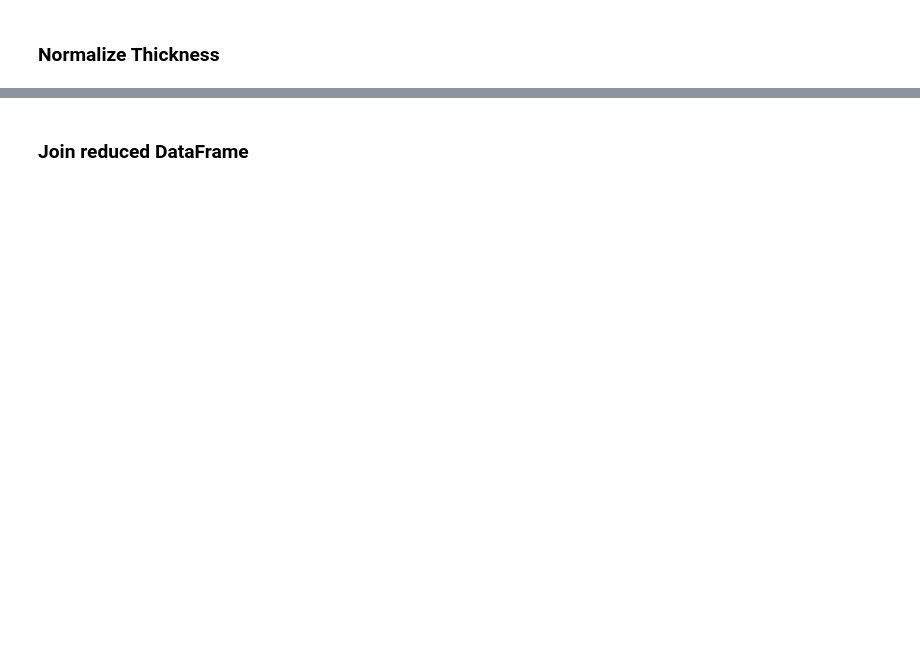
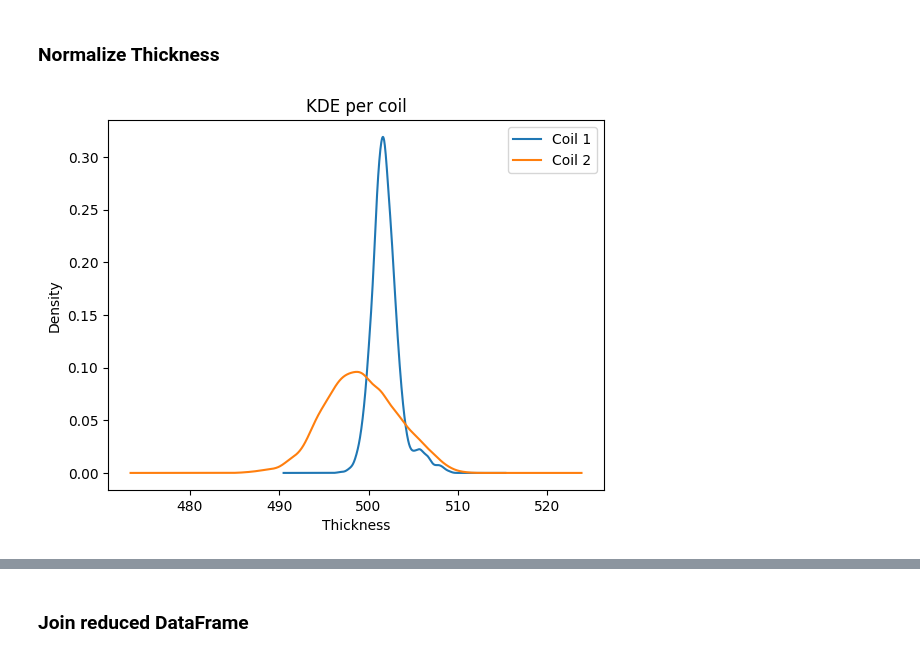
Before and after one commit to LepusMaximus/MultiModPunch, a Jupyter notebook: Example/Example_benchmark.ipynb, the cells around one changed output, grey strips where cells are left out. Cells and saved outputs as stored; diff of their text form; code cells hidden in the pictures; blank space fills up the shorter version.

Commit message:
Example completed
-added PCA for images, ae, force
-added scaling for thickness
-created one dataframe
-classification for svm, knn, lr

```diff
--- a/Example/Example_benchmark.ipynb
+++ b/Example/Example_benchmark.ipynb
@@ -14,3 +17,3 @@ import cv2
 # %%
-path = os.path.join("D:\\Arbeit\\V32\\punch_dataset","LookUp.csv")
+path = os.path.join("/media/maxi/T7 Shield/Arbeit/V32/punch_dataset","LookUp.csv")
 data=loader.punch_data(path)
@@ -33,8 +96,11 @@ pca_im = PCA(n_components=counts_im[1])
 # %% [markdown]
 ### PCA Force
 # %%
-data = pd.read_csv((i), sep='\t')
-force.append(i_forces)
+force=[]
+for senspath in data.data['Sensors']:
+    i_forces= pd.read_csv((os.path.join(base_path,senspath.replace('Sensors\\','Sensors/'))))
+    i_forces.head()
+    force.append(i_forces['Force'])
 # %%
 #f gonna be data
 pca_test_f = PCA(n_components=500)  #
@@ -46,8 +128,10 @@ pca_f = PCA(n_components=counts_f[1])
 # %% [markdown]
 ### PCA AE
 # %%
-data = pd.read_csv((i), sep='\t')
-ae.append(i_ae)
+ae=[]
+for senspath in data.data['Sensors']:
+    i_ae= pd.read_csv((os.path.join(base_path,senspath.replace('Sensors\\','Sensors/'))))
+    ae.append(i_ae['AE'])
 # %%
 #ae gonna be data
 pca_test_ae = PCA(n_components=2500)  #
@@ -59,2 +159,6 @@ pca_ae = PCA(n_components=counts_ae[1])
 # %% [markdown]
 ### Normalize Thickness
+# %%
+data.plot_kde_thickness(all=False,same=True)
+# %% [output]
+[figure, added]
```
Also changed, not shown: parts of 26 cells of this notebook, 1 other file.
